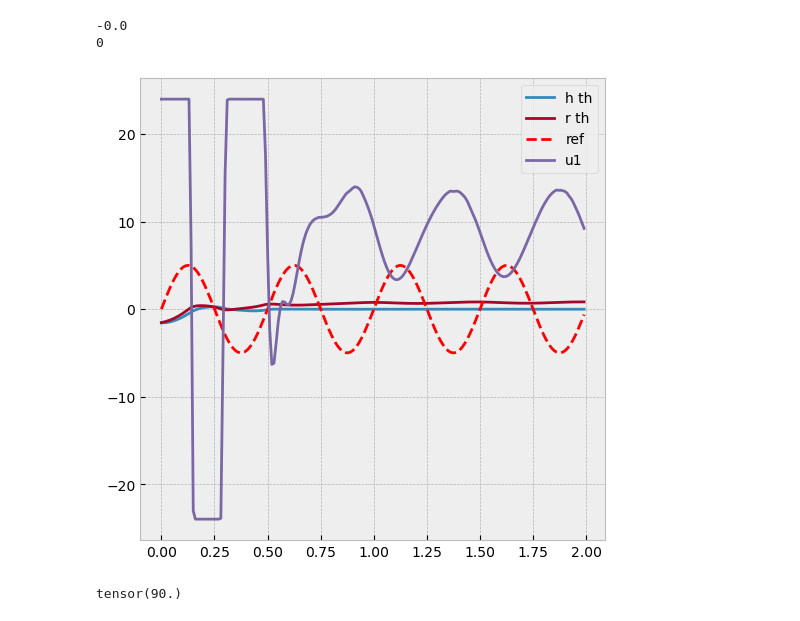
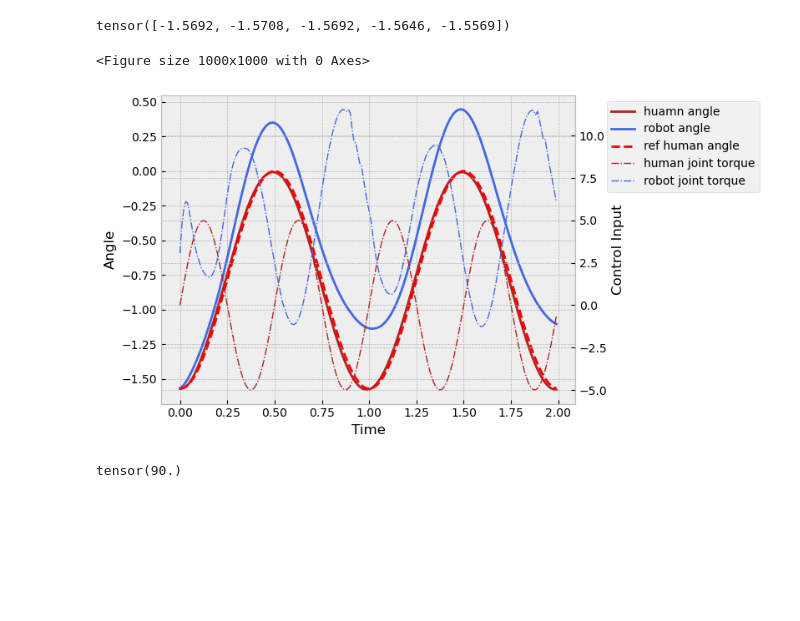
Before and after one commit to liCCcccs/hri-mpc, a Jupyter notebook: examples/HRI Control.ipynb, the cells around one changed output. Drawn from its saved outputs; the diff is of its cells as text; code cells hidden in the pictures; blank space fills up the shorter version.

```diff
--- a/examples/HRI Control.ipynb
+++ b/examples/HRI Control.ipynb
@@ -102,10 +102,10 @@ params_wrong = {
         "D_BMy": 10,
     }
 
-n_batch, T, mpc_T = 1, 50, 5
+n_batch, T, mpc_T = 1, 200, 5
 
-dx = hri.HRIDx(model_params=params, simple=True)
-dx_wrong = hri.HRIDx(model_params=params_wrong, simple=False)
+dx = hri.HRIDx(model_params=params)
+dx_wrong = hri.HRIDx(model_params=params_wrong)
 
 def uniform(shape, low, high):
     r = high-low
@@ -198,6 +198,8 @@ for t in tqdm(range(T)):
         # Make the dimensions of p and Q match
         p = ps.unsqueeze(1).expand(-1, n_batch, -1)
 
+        dx.update_goal(goal_states[0, :], goal_weights, ctrl_penalty)
+
         nominal_states, nominal_actions, nominal_objs = mpc.MPC(
             dx.n_state, dx.n_ctrl, mpc_T,
             u_init=u_init,
@@ -252,25 +252,46 @@ IndexError: index 1 is out of bounds for dimension 0 with size 1
 # %%
-axs = plt.figure(figsize=(6,6))
+axs = plt.figure(figsize=(10,10))
 # print x_traj values
 #print(x_traj[:, 2])
 print(des_angle)
-print(accumu_err)
 ref = - np.pi/4 * np.cos(2*np.pi*np.arange(T)/100) - np.pi/4
 human_u = 5 * np.sin(2 * 2 * np.pi * np.arange(T) / 100)
 
 # create an array for the time steps
 t = np.arange(T) / 100  # defined in hri.py, dt = 0.05
 for i in range(n_batch):
-    plt.plot(t, x_traj[:, 2])
-    plt.plot(t, x_traj[:, 10])
-    plt.plot(t, human_u, 'r--')
-    plt.plot(t, u_traj[:, 0].detach().numpy())
-    plt.legend(['h th', 'r th', 'ref', 'u1'])
+    fig, ax1 = plt.subplots()  # Creates a new figure and a subplot
+
+    # Plotting on the primary y-axis
+    ax1.plot(t, x_traj[:, 2], color='firebrick')  # h th
+    ax1.plot(t, x_traj[:, 10], color='royalblue')  # r th
+    ax1.plot(t, ref, 'r--')  # ref
+    ax1.set_xlabel('Time')
+    ax1.set_ylabel('Angle', color='black')
+    ax1.tick_params(axis='y', labelcolor='black')
+
+    # Creating a second y-axis for human_u and u_traj
+    ax2 = ax1.twinx()
+    ax2.plot(t, human_u, color='firebrick', linestyle='-.', linewidth=1)  # human u
+    ax2.plot(t, u_traj[:, 0].detach().numpy(), color='royalblue', linestyle='-.', linewidth=1)  # u1
+    ax2.set_ylabel('Control Input', color='black')
+    ax2.tick_params(axis='y', labelcolor='black')
+
+    # Adding a legend by creating custom lines and labels
+    from matplotlib.lines import Line2D
+    custom_lines = [Line2D([0], [0], color='firebrick', linestyle='-'),
+                    Line2D([0], [0], color='royalblue', linestyle='-'),
+                    Line2D([0], [0], color='r', linestyle='--'),
+                    Line2D([0], [0], color='firebrick', linestyle='-.', linewidth=1),
+                    Line2D([0], [0], color='royalblue', linestyle='-.', linewidth=1)]
+
+    ax1.legend(custom_lines, ['huamn angle', 'robot angle', 'ref human angle', 'human joint torque', 'robot joint torque'], bbox_to_anchor=(1.46, 1), loc='upper right')
+#plt.savefig('../results/MPC_CorrectModel_Sine.png', dpi=300, bbox_inches='tight')
 plt.show()
 # %% [output]
--0.0
-0
+tensor([-1.5692, -1.5708, -1.5692, -1.5646, -1.5569])
+<Figure size 1000x1000 with 0 Axes>
-[figure, old version]
+[figure, new version]
 # %%
 vid_fname = 'pendulum-{}.mp4'.format(mode)
 
```
Also changed, not shown: parts of 1 cell of this notebook, 2 other files.
